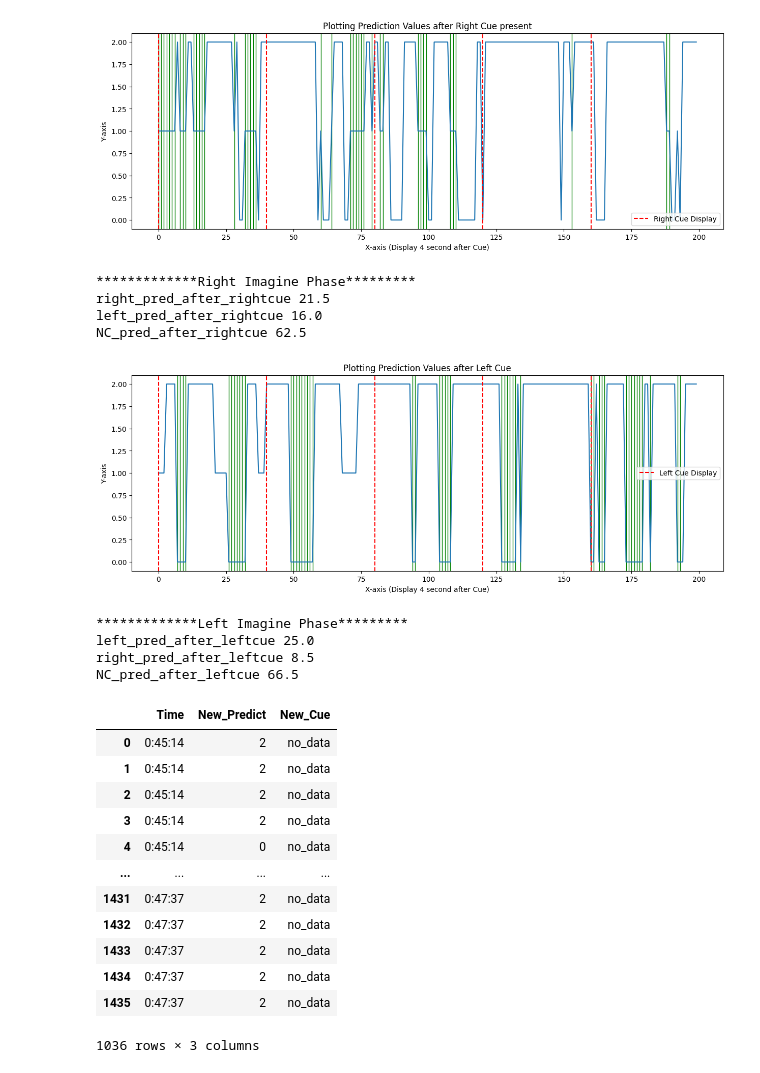
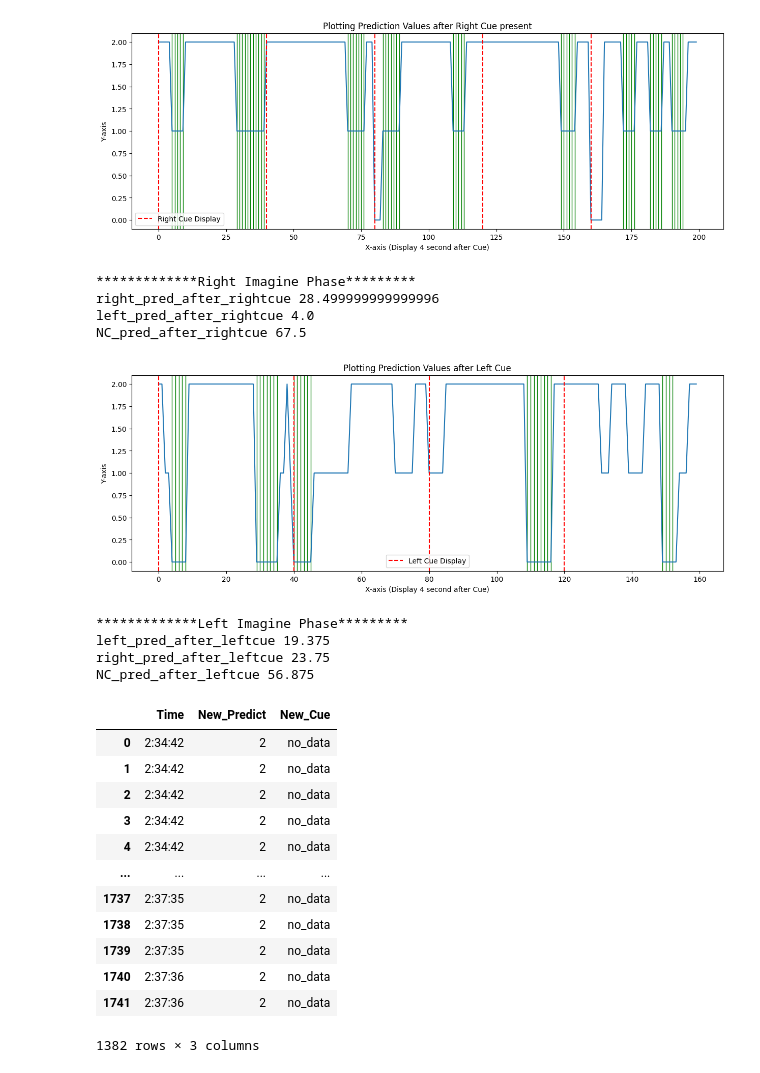
Before and after one commit to pipogood/Senior_Thesis, a Jupyter notebook: 00_Realtime_result_analyze.ipynb, the cells around one changed output. Cells and saved outputs as stored; diff of their text form; code cells hidden in the pictures.

```diff
--- a/00_Realtime_result_analyze.ipynb
+++ b/00_Realtime_result_analyze.ipynb
@@ -5,9 +5,9 @@ from scipy.stats import mode
 from sklearn.metrics import confusion_matrix
 import matplotlib.pyplot as plt
 
-data_name = 'newsess_NRL_predict_noCWT.csv'
+data_name = 'newsess_tryNRL_nobaseline_nobatch_hand8.csv'
 # Specify the path to your Excel file
-csv_file_path = 'F:\\Nueron_maze\\Thesis\\Data\\'+ data_name
+csv_file_path = 'F:\\Nueron_maze\\Thesis\\Data\\Phase2\\'+ data_name
 
 columns_to_read = ['Time', 'Predict_Raw', 'Predict', 'Cue']
 
@@ -22,25 +22,28 @@ right_index = 1
 non_imagine_index = 2
 feet_index = None
 
+time_second = [0,4]  # Select time range(after cue) to plot predict value
+Frequency = 10
+
 # Adjust code for we can adjust thereshold for predict_raw column
 predict_thereshold = None # if probability predict value less than thereshold -> give non-imagine as output
 strike = 1
-avg_lenght = 6
+avg_lenght = 4
 
 for ii in range(0,df.shape[0]):
     df['Predict_Raw'].values[ii] = np.array(df['Predict_Raw'].values[ii][1:-1].split()) #change index cut range to [2:-2] if LDA
     # df['Predict_Raw'].values[ii] = np.array(df['Predict_Raw'].values[ii][2:-2].split())
 
-if predict_thereshold:
-    for ii in range(0,df.shape[0]):
-        max_index =  df['Predict_Raw'].values[ii].argmax()
-        if  float(df['Predict_Raw'].values[ii][max_index]) >= predict_thereshold:
-            df['Predict'].values[ii] = df['Predict_Raw'].values[ii].argmax()
-        else:
-            df['Predict'].values[ii] = non_imagine_index
-else:
-    for ii in range(0,df.shape[0]):
-        df['Predict'].values[ii] = df['Predict_Raw'].values[ii].argmax()
+# if predict_thereshold != None:
+#     for ii in range(0,df.shape[0]):
+#         max_index =  df['Predict_Raw'].values[ii].argmax()
+#         if  float(df['Predict_Raw'].values[ii][max_index]) >= predict_thereshold:
+#             df['Predict'].values[ii] = df['Predict_Raw'].values[ii].argmax()
+#         else:
+#             df['Predict'].values[ii] = non_imagine_index
+# else:
+#     for ii in range(0,df.shape[0]):
+#         df['Predict'].values[ii] = df['Predict_Raw'].values[ii].argmax()
 # %%
 df
 # %% [output]
@@ -123,8 +130,8 @@ for ii in cue_rows.index:
 # indices_to_select
     get_cue = result_df['New_Cue'].values[ii]
     print(get_cue)
-    if ii + (int((10/strike)*4)) < result_df.shape[0]:
-        for jj in range(0,int((10/strike)*4)):
+    if ii + (int((Frequency/strike)*time_second[1])) < result_df.shape[0]:
+        for jj in range(Frequency*time_second[0],int((Frequency/strike)*time_second[1])):
             indicest_o_select.append(ii+jj)
             result_df['New_Cue'].values[ii+jj] =  get_cue
 
@@ -175,7 +181,7 @@ if right_index != None:
     plt.ylabel('Y-axis')
     plt.title('Plotting Prediction Values after Right Cue present')
     plt.ylim(-0.1, 2.1)
-    for i in range(0, right_rows.shape[0], int((10/strike)*4)):
+    for i in range(0, right_rows.shape[0], int((Frequency/strike)*(time_second[1]-time_second[0]))):
         if i == 0:
             plt.axvline(x=i, color='red', linestyle='--', label=f'Right Cue Display')
         else:
@@ -194,49 +200,49 @@ if right_index != None:
     print('left_pred_after_rightcue', wrongleft_right_pred)
     print('NC_pred_after_rightcue', wrongNC_right_pred)
 # %% [output]
-[figure, old version]
+[figure, new version]
 *************Right Imagine Phase*********
-right_pred_after_rightcue 21.5
-left_pred_after_rightcue 16.0
-NC_pred_after_rightcue 62.5
+right_pred_after_rightcue 28.499999999999996
+left_pred_after_rightcue 4.0
+NC_pred_after_rightcue 67.5
 # %%
 if left_index != None:
     left_rows = cue_df[cue_df['New_Cue'] == 'Left']
     correct_left_pred = len(left_rows['New_Predict'].values[left_rows['New_Predict'].values == left_index]) / left_rows.shape[0] * 100
     wrongright_left_pred = len(left_rows['New_Predict'].values[left_rows['New_Predict'].values == right_index]) / left_rows.shape[0] * 100
     wrongNC_left_pred = len(left_rows['New_Predict'].values[left_rows['New_Predict'].values == non_imagine_index]) / left_rows.shape[0] * 100
 
     plt.figure(figsize=(15, 5))
     plt.plot(np.arange(0, left_rows.shape[0]), left_rows['New_Predict'])
     plt.xlabel('X-axis (Display 4 second after Cue)')
     plt.ylabel('Y-axis')
     plt.title('Plotting Prediction Values after Left Cue')
     plt.ylim(-0.1, 2.1)
-    for i in range(0, left_rows.shape[0], int((10/strike)*4)):
+    for i in range(0, left_rows.shape[0], int((Frequency/strike)*(time_second[1]-time_second[0]))):
         if i == 0:
             plt.axvline(x=i, color='red', linestyle='--', label=f'Left Cue Display')
         else:
             plt.axvline(x=i, color='red', linestyle='--')
 
     x_plot = np.arange(0, left_rows.shape[0])
 
     highlight_indices = np.where(np.array(left_rows['New_Predict']) == left_index)[0]
     for start, end in zip(highlight_indices[:-1], highlight_indices[1:]):
         plt.axvspan(x_plot[start], x_plot[start], color='green', alpha=1.0)
 
     plt.legend()
     plt.show()
 
     print("*************Left Imagine Phase*********")
     print('left_pred_after_leftcue', correct_left_pred)
     print('right_pred_after_leftcue', wrongright_left_pred)
     print('NC_pred_after_leftcue', wrongNC_left_pred)
 # %% [output]
-[figure, old version]
+[figure, new version]
 *************Left Imagine Phase*********
-left_pred_after_leftcue 25.0
-right_pred_after_leftcue 8.5
-NC_pred_after_leftcue 66.5
+left_pred_after_leftcue 19.375
+right_pred_after_leftcue 23.75
+NC_pred_after_leftcue 56.875
 # %%
 # correct_imagine_pred = len(cue_df['New_Predict'].values[cue_df['New_Predict'].values == 0]) / cue_df.shape[0] * 100
 # wrongNC_imagine_pred = len(cue_df['New_Predict'].values[cue_df['New_Predict'].values == non_imagine_index]) / cue_df.shape[0] * 100
@@ -278,18 +284,18 @@ nonim_df = result_df.drop(indicest_o_select)
 nonim_df
 # %% [output]
 |  | Time | New_Predict | New_Cue |
-| 0 | 0:45:14 | 2 | no_data |
-| 1 | 0:45:14 | 2 | no_data |
-| 2 | 0:45:14 | 2 | no_data |
-| 3 | 0:45:14 | 2 | no_data |
-| 4 | 0:45:14 | 0 | no_data |
+| 0 | 2:34:42 | 2 | no_data |
+| 1 | 2:34:42 | 2 | no_data |
+| 2 | 2:34:42 | 2 | no_data |
+| 3 | 2:34:42 | 2 | no_data |
+| 4 | 2:34:42 | 2 | no_data |
 | ... | ... | ... | ... |
-| 1431 | 0:47:37 | 2 | no_data |
-| 1432 | 0:47:37 | 2 | no_data |
-| 1433 | 0:47:37 | 2 | no_data |
-| 1434 | 0:47:37 | 2 | no_data |
-| 1435 | 0:47:37 | 2 | no_data |
+| 1737 | 2:37:35 | 2 | no_data |
+| 1738 | 2:37:35 | 2 | no_data |
+| 1739 | 2:37:35 | 2 | no_data |
+| 1740 | 2:37:36 | 2 | no_data |
+| 1741 | 2:37:36 | 2 | no_data |
-1036 rows × 3 columns
+1382 rows × 3 columns
 # %%
 True_positive = len(nonim_df['New_Predict'].values[nonim_df['New_Predict'].values == non_imagine_index]) / nonim_df.shape[0] *100
 Left_false = len(nonim_df['New_Predict'].values[nonim_df['New_Predict'].values == left_index]) / nonim_df.shape[0] *100
```
Also changed, not shown: parts of 7 cells of this notebook, 32 other files.
